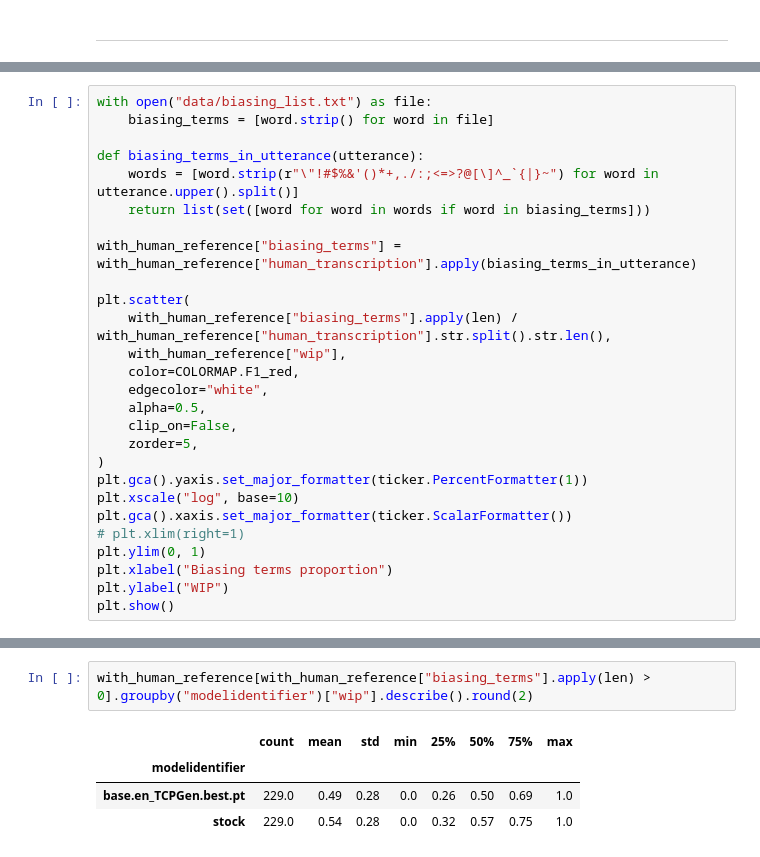
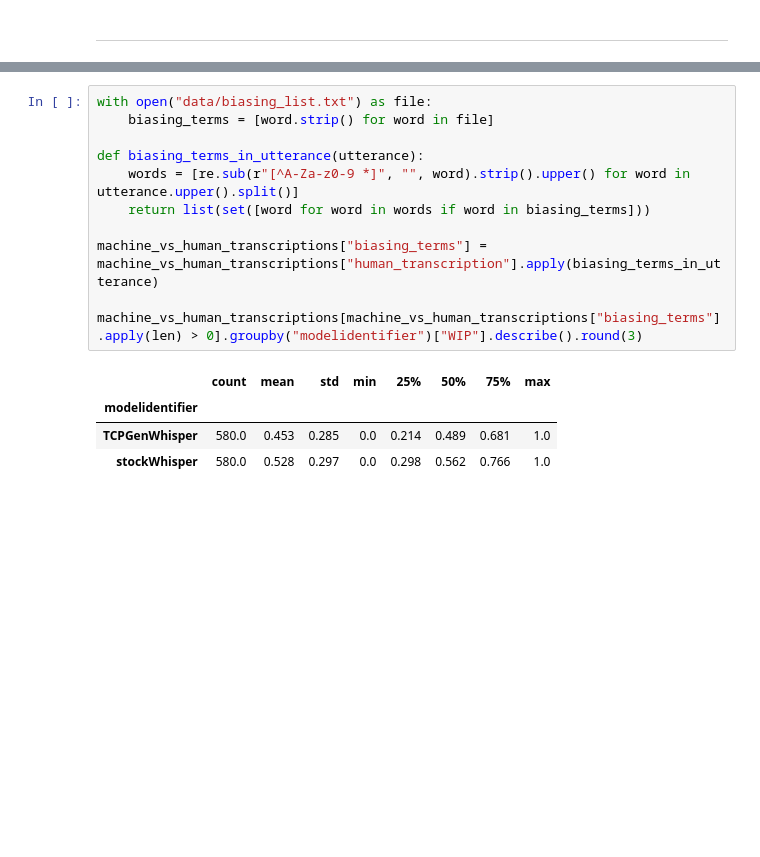
Before and after one commit to dlundgaard/F1-Radio-CBASR, a Jupyter notebook: workbook.ipynb, the cells around one changed output, grey strips where cells are left out. Drawn from its saved outputs; the diff is of its cells as text; blank space fills up the shorter version.

```diff
--- a/workbook.ipynb
+++ b/workbook.ipynb
@@ -318,27 +215,0 @@ plt.show()
-# %%
-with open("data/biasing_list.txt") as file:
-    biasing_terms = [word.strip() for word in file]
-
-def biasing_terms_in_utterance(utterance):
-    words = [word.strip(r"\"!#$%&'()*+,./:;<=>?@[\]^_`{|}~") for word in utterance.upper().split()]
-    return list(set([word for word in words if word in biasing_terms]))
-
-with_human_reference["biasing_terms"] = with_human_reference["human_transcription"].apply(biasing_terms_in_utterance)
-
-plt.scatter(
-    with_human_reference["biasing_terms"].apply(len) / with_human_reference["human_transcription"].str.split().str.len(),
-    with_human_reference["wip"],
-    color=COLORMAP.F1_red,
-    edgecolor="white",
-    alpha=0.5,
-    clip_on=False,
-    zorder=5,
-)
-plt.gca().yaxis.set_major_formatter(ticker.PercentFormatter(1))
-plt.xscale("log", base=10)
-plt.gca().xaxis.set_major_formatter(ticker.ScalarFormatter())
-# plt.xlim(right=1)
-plt.ylim(0, 1)
-plt.xlabel("Biasing terms proportion")
-plt.ylabel("WIP")
-plt.show()
@@ -382,7 +358,16 @@ with_human_reference.groupby("modelidentifier")["wip"].describe().round(2)
 # %%
-with_human_reference[with_human_reference["biasing_terms"].apply(len) > 0].groupby("modelidentifier")["wip"].describe().round(2)
+with open("data/biasing_list.txt") as file:
+    biasing_terms = [word.strip() for word in file]
+
+def biasing_terms_in_utterance(utterance):
+    words = [re.sub(r"[^A-Za-z0-9 *]", "", word).strip().upper() for word in utterance.upper().split()]
+    return list(set([word for word in words if word in biasing_terms]))
+
+machine_vs_human_transcriptions["biasing_terms"] = machine_vs_human_transcriptions["human_transcription"].apply(biasing_terms_in_utterance)
+
+machine_vs_human_transcriptions[machine_vs_human_transcriptions["biasing_terms"].apply(len) > 0].groupby("modelidentifier")["WIP"].describe().round(3)
 # %% [output]
 |  | count | mean | std | min | 25% | 50% | 75% | max |
 | modelidentifier |  |  |  |  |  |  |  |  |
-| base.en_TCPGen.best.pt | 229.0 | 0.49 | 0.28 | 0.0 | 0.26 | 0.50 | 0.69 | 1.0 |
-| stock | 229.0 | 0.54 | 0.28 | 0.0 | 0.32 | 0.57 | 0.75 | 1.0 |
+| TCPGenWhisper | 580.0 | 0.453 | 0.285 | 0.0 | 0.214 | 0.489 | 0.681 | 1.0 |
+| stockWhisper | 580.0 | 0.528 | 0.297 | 0.0 | 0.298 | 0.562 | 0.766 | 1.0 |
```
Also changed, not shown: parts of 29 cells of this notebook.
